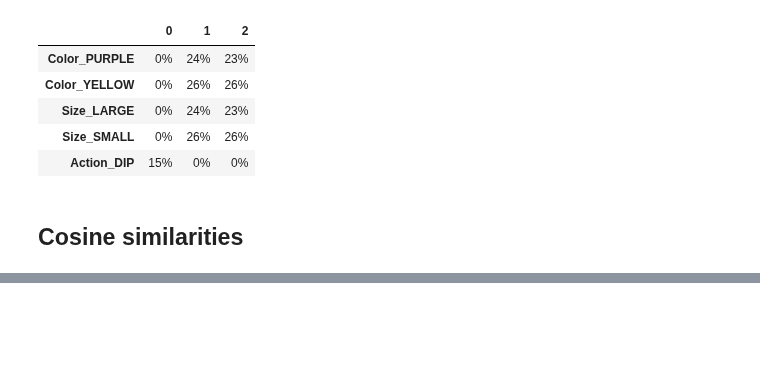
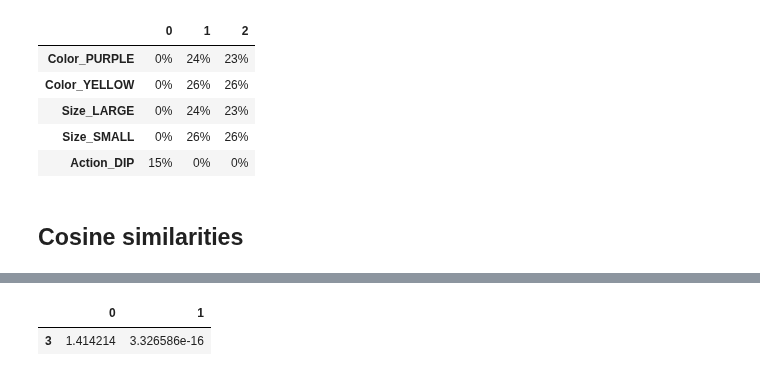
Before and after one commit to MaxHalford/prince, a Jupyter notebook: docs/content/mca.ipynb, the cells around one changed output, grey strips where cells are left out. Drawn from its saved outputs; the diff is of its cells as text; code cells hidden in the pictures; blank space fills up the shorter version.

```diff
--- a/docs/content/mca.ipynb
+++ b/docs/content/mca.ipynb
@@ -136,0 +244,12 @@ mca.column_cosine_similarities(dataset).head()
+# %%
+dataset = pd.DataFrame({
+    'var1': ['c', 'a', 'b', 'c'],
+    'var2': ['x', 'y', 'y', 'z']
+})
+
+mca = prince.MCA(n_components=2, random_state=42, handle_unknown='ignore')
+mca.fit(dataset[:3])
+mca.transform(dataset[-1:])
+# %% [output]
+|  | 0 | 1 |
+| 3 | 1.414214 | 3.326586e-16 |
```
Also changed, not shown: parts of 7 cells of this notebook, 1 other file.
